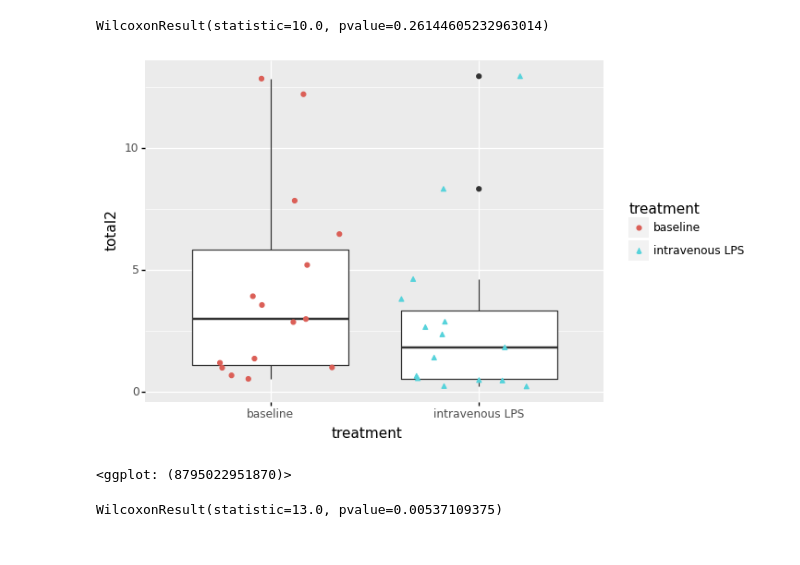
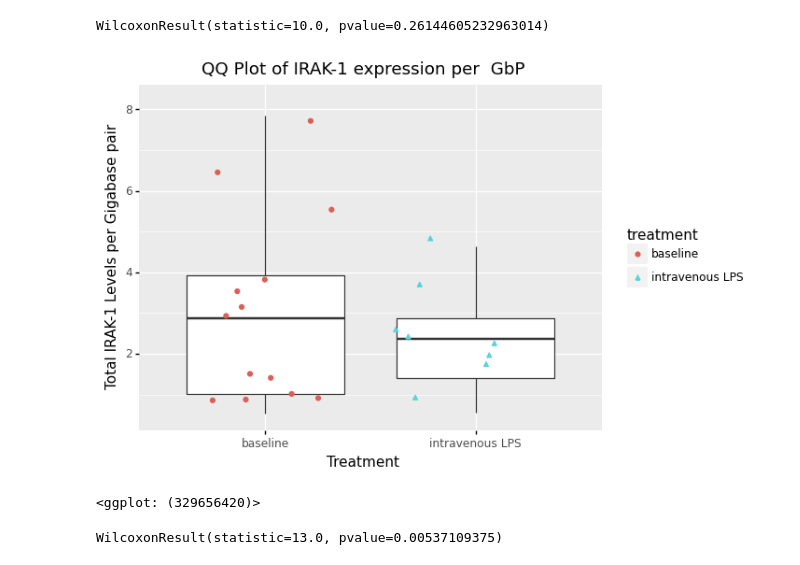
Before and after one commit to ASSahasranamam/thesis, a Jupyter notebook: thesis/_build/jupyter_execute/treatment.ipynb, the cells around one changed output. Saved outputs shown, nothing was run; the diff lists cells and outputs as text; code cells hidden in the pictures.

```diff
--- a/thesis/_build/jupyter_execute/treatment.ipynb
+++ b/thesis/_build/jupyter_execute/treatment.ipynb
@@ -372,11 +389,13 @@ a = 0.05
 wilcoxon(data_control["CVAR2"],data_treatment["CVAR2"])
 # %% [output]
 WilcoxonResult(statistic=10.0, pvalue=0.26144605232963014)
-# %%
-ggplot(data, aes(x='treatment', y='total2') ) + geom_boxplot() + geom_jitter(data,aes(colour='treatment',shape='treatment'))
-# %% [output]
-[figure, removed]
-<ggplot: (8795022951870)>
+# %%
+removed_outliers = data.total2.between(data.total2.quantile(.05), data.total2.quantile(.95))
+data_total= data[removed_outliers]
+ggplot(data_total, aes(x='treatment',y="total2" ), ) + geom_boxplot(outlier_shape = "") + geom_jitter(data_total,aes(y="total2",colour='treatment',shape='treatment') )  + ggtitle("QQ Plot of IRAK-1 expression per  GbP") + xlab("Treatment") + ylab("Total IRAK-1 Levels per Gigabase pair") + ylim(data_total.total2.quantile(.05), data_total.total2.quantile(.95))
+# %% [output]
+[figure, added]
+<ggplot: (329656420)>
 # %%
 a = 0.05
 
```
Also changed, not shown: parts of 29 cells of this notebook, 43 other files.
